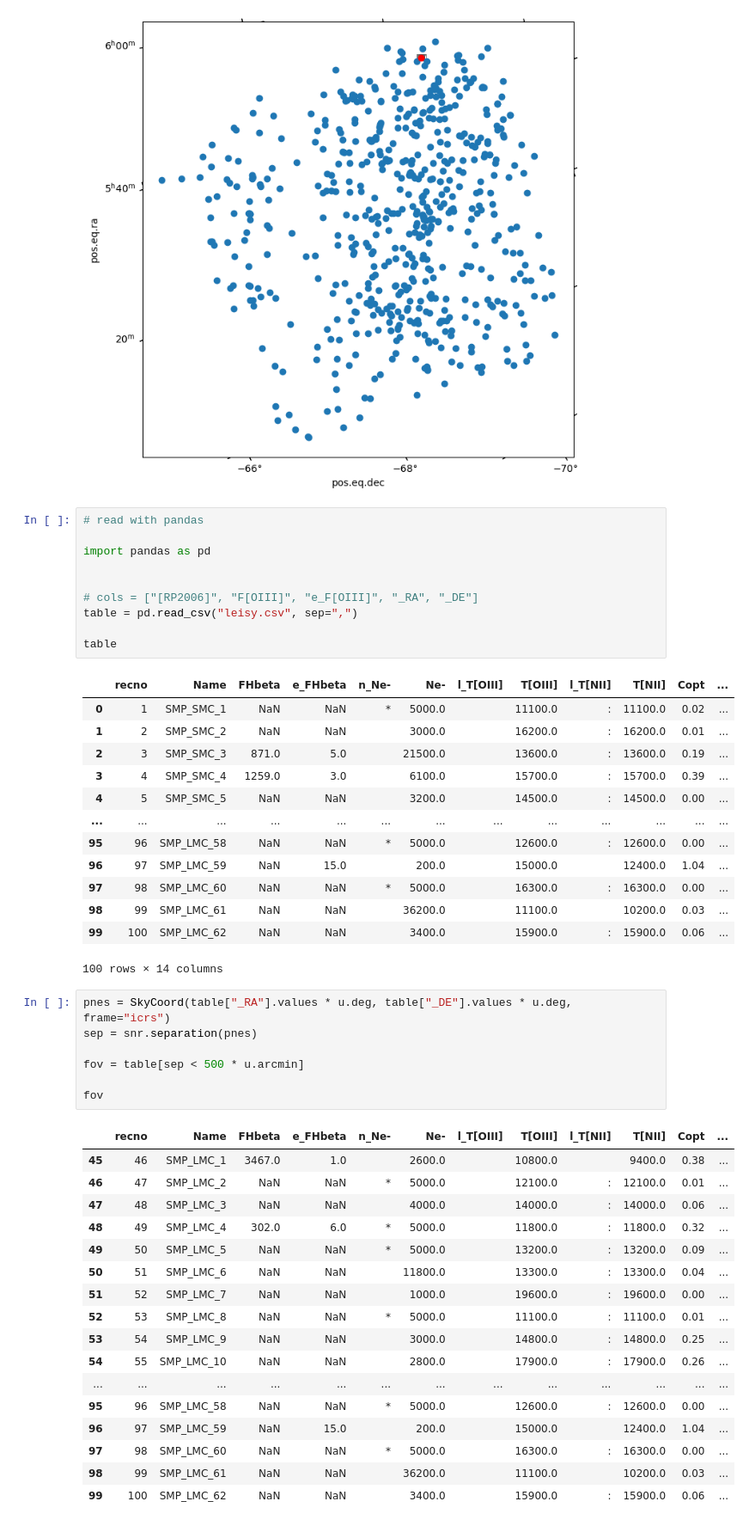
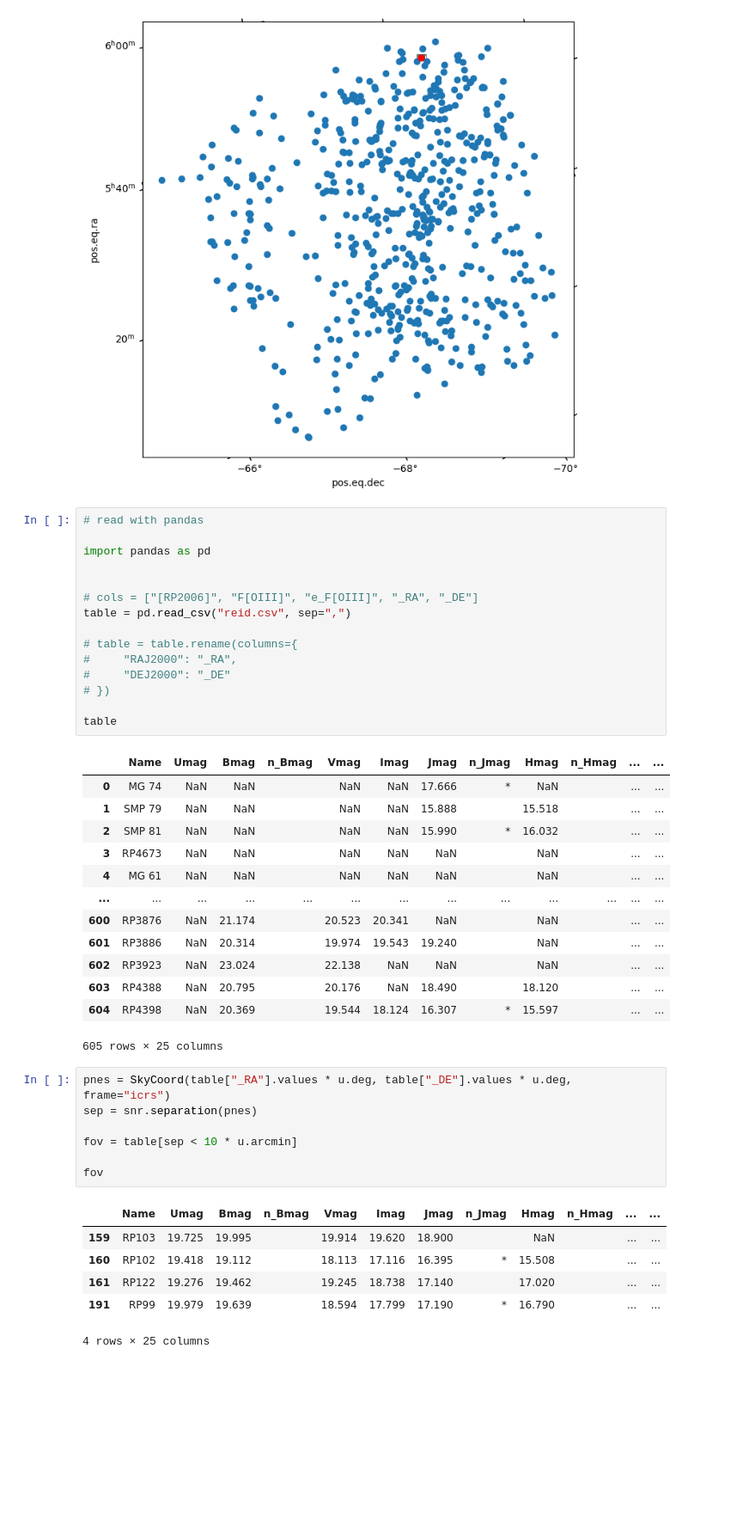
Before and after one commit to pirgalim/SNR-0548-70.4, a Jupyter notebook: pne_callibration.ipynb, the cells around one changed output. Shown at 86% size. Drawn from its saved outputs; the diff is of its cells as text; blank space fills up the shorter version.

```diff
--- a/pne_callibration.ipynb
+++ b/pne_callibration.ipynb
@@ -117,48 +117,42 @@ import pandas as pd
 
 
 # cols = ["[RP2006]", "F[OIII]", "e_F[OIII]", "_RA", "_DE"]
-table = pd.read_csv("leisy.csv", sep=",")
+table = pd.read_csv("reid.csv", sep=",")
+
+# table = table.rename(columns={
+#     "RAJ2000": "_RA",
+#     "DEJ2000": "_DE"
+# })
 
 table
 # %% [output]
-|  | recno | Name | FHbeta | e_FHbeta | n_Ne- | Ne- | l_T[OIII] | T[OIII] | l_T[NII] | T[NII] | Copt | ... |
-| 0 | 1 | SMP_SMC_1 | NaN | NaN | * | 5000.0 |  | 11100.0 | : | 11100.0 | 0.02 | ... |
-| 1 | 2 | SMP_SMC_2 | NaN | NaN |  | 3000.0 |  | 16200.0 | : | 16200.0 | 0.01 | ... |
-| 2 | 3 | SMP_SMC_3 | 871.0 | 5.0 |  | 21500.0 |  | 13600.0 | : | 13600.0 | 0.19 | ... |
-| 3 | 4 | SMP_SMC_4 | 1259.0 | 3.0 |  | 6100.0 |  | 15700.0 | : | 15700.0 | 0.39 | ... |
-| 4 | 5 | SMP_SMC_5 | NaN | NaN |  | 3200.0 |  | 14500.0 | : | 14500.0 | 0.00 | ... |
+|  | Name | Umag | Bmag | n_Bmag | Vmag | Imag | Jmag | n_Jmag | Hmag | n_Hmag | ... | ... |
+| 0 | MG 74 | NaN | NaN |  | NaN | NaN | 17.666 | * | NaN |  | ... | ... |
+| 1 | SMP 79 | NaN | NaN |  | NaN | NaN | 15.888 |  | 15.518 |  | ... | ... |
+| 2 | SMP 81 | NaN | NaN |  | NaN | NaN | 15.990 | * | 16.032 |  | ... | ... |
+| 3 | RP4673 | NaN | NaN |  | NaN | NaN | NaN |  | NaN |  | ... | ... |
+| 4 | MG 61 | NaN | NaN |  | NaN | NaN | NaN |  | NaN |  | ... | ... |
 | ... | ... | ... | ... | ... | ... | ... | ... | ... | ... | ... | ... | ... |
-| 95 | 96 | SMP_LMC_58 | NaN | NaN | * | 5000.0 |  | 12600.0 | : | 12600.0 | 0.00 | ... |
-| 96 | 97 | SMP_LMC_59 | NaN | 15.0 |  | 200.0 |  | 15000.0 |  | 12400.0 | 1.04 | ... |
-| 97 | 98 | SMP_LMC_60 | NaN | NaN | * | 5000.0 |  | 16300.0 | : | 16300.0 | 0.00 | ... |
-| 98 | 99 | SMP_LMC_61 | NaN | NaN |  | 36200.0 |  | 11100.0 |  | 10200.0 | 0.03 | ... |
-| 99 | 100 | SMP_LMC_62 | NaN | NaN |  | 3400.0 |  | 15900.0 | : | 15900.0 | 0.06 | ... |
+| 600 | RP3876 | NaN | 21.174 |  | 20.523 | 20.341 | NaN |  | NaN |  | ... | ... |
+| 601 | RP3886 | NaN | 20.314 |  | 19.974 | 19.543 | 19.240 |  | NaN |  | ... | ... |
+| 602 | RP3923 | NaN | 23.024 |  | 22.138 | NaN | NaN |  | NaN |  | ... | ... |
+| 603 | RP4388 | NaN | 20.795 |  | 20.176 | NaN | 18.490 |  | 18.120 |  | ... | ... |
+| 604 | RP4398 | NaN | 20.369 |  | 19.544 | 18.124 | 16.307 | * | 15.597 |  | ... | ... |
-100 rows × 14 columns
+605 rows × 25 columns
 # %%
 pnes = SkyCoord(table["_RA"].values * u.deg, table["_DE"].values * u.deg, frame="icrs")
 sep = snr.separation(pnes)
 
-fov = table[sep < 500 * u.arcmin]
+fov = table[sep < 10 * u.arcmin]
 
 fov
 # %% [output]
-|  | recno | Name | FHbeta | e_FHbeta | n_Ne- | Ne- | l_T[OIII] | T[OIII] | l_T[NII] | T[NII] | Copt | ... |
-| 45 | 46 | SMP_LMC_1 | 3467.0 | 1.0 |  | 2600.0 |  | 10800.0 |  | 9400.0 | 0.38 | ... |
-| 46 | 47 | SMP_LMC_2 | NaN | NaN | * | 5000.0 |  | 12100.0 | : | 12100.0 | 0.01 | ... |
-| 47 | 48 | SMP_LMC_3 | NaN | NaN |  | 4000.0 |  | 14000.0 | : | 14000.0 | 0.06 | ... |
-| 48 | 49 | SMP_LMC_4 | 302.0 | 6.0 | * | 5000.0 |  | 11800.0 | : | 11800.0 | 0.32 | ... |
-| 49 | 50 | SMP_LMC_5 | NaN | NaN | * | 5000.0 |  | 13200.0 | : | 13200.0 | 0.09 | ... |
-| 50 | 51 | SMP_LMC_6 | NaN | NaN |  | 11800.0 |  | 13300.0 | : | 13300.0 | 0.04 | ... |
-| 51 | 52 | SMP_LMC_7 | NaN | NaN |  | 1000.0 |  | 19600.0 | : | 19600.0 | 0.00 | ... |
-| 52 | 53 | SMP_LMC_8 | NaN | NaN | * | 5000.0 |  | 11100.0 | : | 11100.0 | 0.01 | ... |
-| 53 | 54 | SMP_LMC_9 | NaN | NaN |  | 3000.0 |  | 14800.0 | : | 14800.0 | 0.25 | ... |
-| 54 | 55 | SMP_LMC_10 | NaN | NaN |  | 2800.0 |  | 17900.0 | : | 17900.0 | 0.26 | ... |
-| ... | ... | ... | ... | ... | ... | ... | ... | ... | ... | ... | ... | ... |
-| 95 | 96 | SMP_LMC_58 | NaN | NaN | * | 5000.0 |  | 12600.0 | : | 12600.0 | 0.00 | ... |
-| 96 | 97 | SMP_LMC_59 | NaN | 15.0 |  | 200.0 |  | 15000.0 |  | 12400.0 | 1.04 | ... |
-| 97 | 98 | SMP_LMC_60 | NaN | NaN | * | 5000.0 |  | 16300.0 | : | 16300.0 | 0.00 | ... |
-| 98 | 99 | SMP_LMC_61 | NaN | NaN |  | 36200.0 |  | 11100.0 |  | 10200.0 | 0.03 | ... |
-| 99 | 100 | SMP_LMC_62 | NaN | NaN |  | 3400.0 |  | 15900.0 | : | 15900.0 | 0.06 | ... |
+|  | Name | Umag | Bmag | n_Bmag | Vmag | Imag | Jmag | n_Jmag | Hmag | n_Hmag | ... | ... |
+| 159 | RP103 | 19.725 | 19.995 |  | 19.914 | 19.620 | 18.900 |  | NaN |  | ... | ... |
+| 160 | RP102 | 19.418 | 19.112 |  | 18.113 | 17.116 | 16.395 | * | 15.508 |  | ... | ... |
+| 161 | RP122 | 19.276 | 19.462 |  | 19.245 | 18.738 | 17.140 |  | 17.020 |  | ... | ... |
+| 191 | RP99 | 19.979 | 19.639 |  | 18.594 | 17.799 | 17.190 | * | 16.790 |  | ... | ... |
+4 rows × 25 columns
 # %%
 import matplotlib.pyplot as plt
 from astropy.io import fits
```
Also changed, not shown: parts of 1 cell of this notebook.
